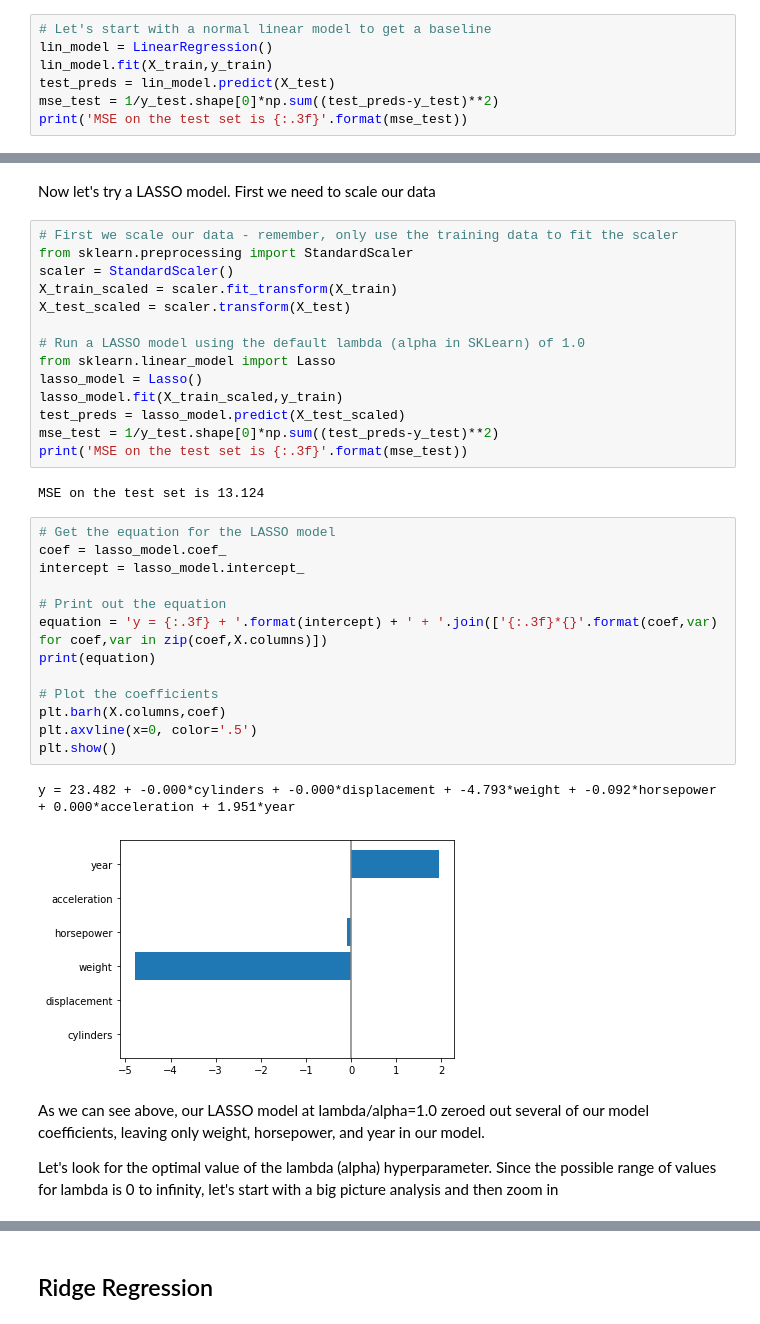
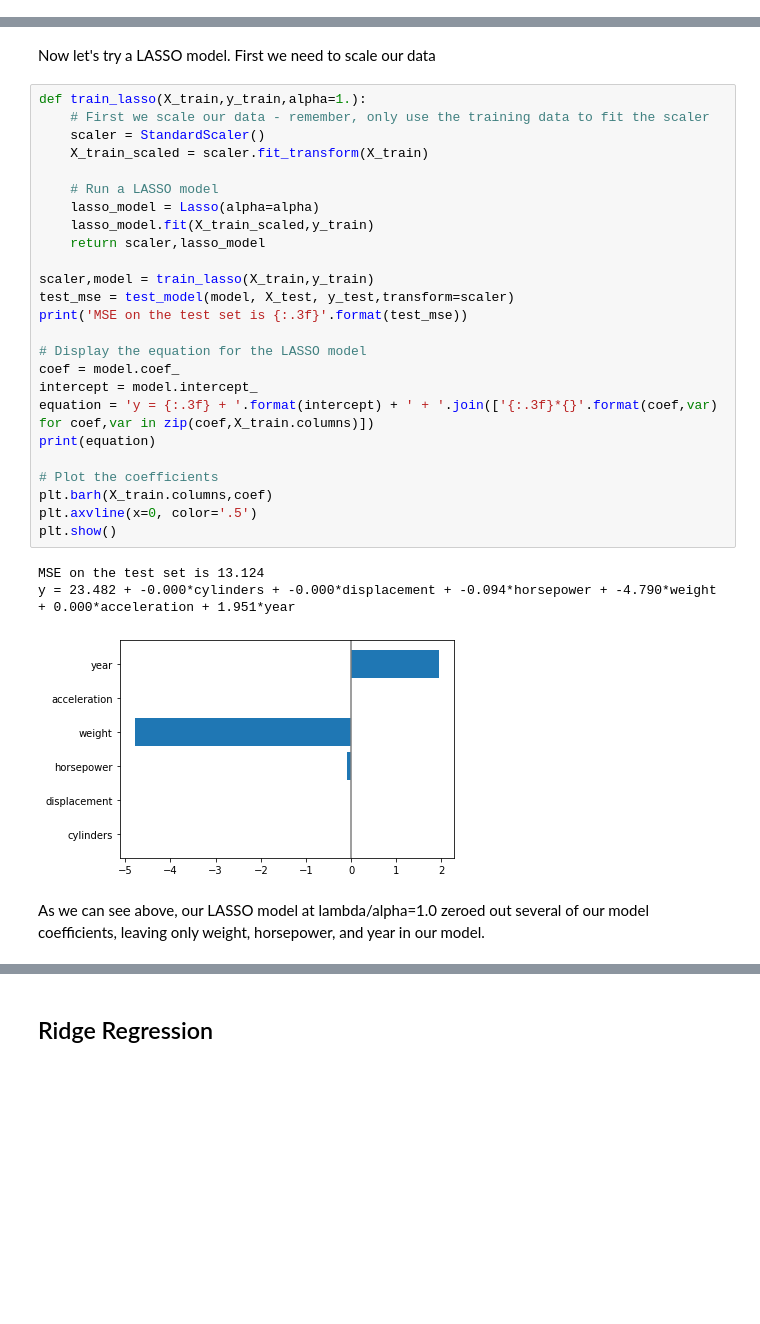
Before and after one commit to AIPI520/aipi520_repo, a Jupyter notebook: week5/Linear_regression_2.ipynb, the cells around one changed output, grey strips where cells are left out. Cells and saved outputs as stored; diff of their text form; blank space fills up the shorter version.

```diff
--- a/week5/Linear_regression_2.ipynb
+++ b/week5/Linear_regression_2.ipynb
@@ -166,7 +160,0 @@ Let's start with a normal linear model to get a baseline
-# %%
-# Let's start with a normal linear model to get a baseline
-lin_model = LinearRegression()
-lin_model.fit(X_train,y_train)
-test_preds = lin_model.predict(X_test)
-mse_test = 1/y_test.shape[0]*np.sum((test_preds-y_test)**2)
-print('MSE on the test set is {:.3f}'.format(mse_test))
@@ -175,38 +194,33 @@ MSE on the test set is 11.953
 # %% [markdown]
 Now let's try a LASSO model.  First we need to scale our data
-# %%
-# First we scale our data - remember, only use the training data to fit the scaler
-from sklearn.preprocessing import StandardScaler
-scaler = StandardScaler()
-X_train_scaled = scaler.fit_transform(X_train)
-X_test_scaled = scaler.transform(X_test)
-
-# Run a LASSO model using the default lambda (alpha in SKLearn) of 1.0
-from sklearn.linear_model import Lasso
-lasso_model = Lasso()
-lasso_model.fit(X_train_scaled,y_train)
-test_preds = lasso_model.predict(X_test_scaled)
-mse_test = 1/y_test.shape[0]*np.sum((test_preds-y_test)**2)
-print('MSE on the test set is {:.3f}'.format(mse_test))
-# %% [output]
-MSE on the test set is 13.124
 # %%
-# Get the equation for the LASSO model
-coef = lasso_model.coef_
-intercept = lasso_model.intercept_
+def train_lasso(X_train,y_train,alpha=1.):
+    # First we scale our data - remember, only use the training data to fit the scaler
+    scaler = StandardScaler()
+    X_train_scaled = scaler.fit_transform(X_train)
 
-# Print out the equation
-equation = 'y = {:.3f} + '.format(intercept) + ' + '.join(['{:.3f}*{}'.format(coef,var) for coef,var in zip(coef,X.columns)])
+    # Run a LASSO model
+    lasso_model = Lasso(alpha=alpha)
+    lasso_model.fit(X_train_scaled,y_train)
+    return scaler,lasso_model
+
+scaler,model = train_lasso(X_train,y_train)
+test_mse = test_model(model, X_test, y_test,transform=scaler)
+print('MSE on the test set is {:.3f}'.format(test_mse))
+
+# Display the equation for the LASSO model
+coef = model.coef_
+intercept = model.intercept_
+equation = 'y = {:.3f} + '.format(intercept) + ' + '.join(['{:.3f}*{}'.format(coef,var) for coef,var in zip(coef,X_train.columns)])
 print(equation)
 
 # Plot the coefficients
-plt.barh(X.columns,coef)
+plt.barh(X_train.columns,coef)
 plt.axvline(x=0, color='.5')
 plt.show()
 # %% [output]
-y = 23.482 + -0.000*cylinders + -0.000*displacement + -4.793*weight + -0.092*horsepower + 0.000*acceleration + 1.951*year
+MSE on the test set is 13.124
+y = 23.482 + -0.000*cylinders + -0.000*displacement + -0.094*horsepower + -4.790*weight + 0.000*acceleration + 1.951*year
-[figure, old version]
+[figure, new version]
 # %% [markdown]
 As we can see above, our LASSO model at lambda/alpha=1.0 zeroed out several of our model coefficients, leaving only weight, horsepower, and year in our model.
-
-Let's look for the optimal value of the lambda (alpha) hyperparameter.  Since the possible range of values for lambda is 0 to infinity, let's start with a big picture analysis and then zoom in
```
Also changed, not shown: parts of 27 cells of this notebook, 2 other files.
